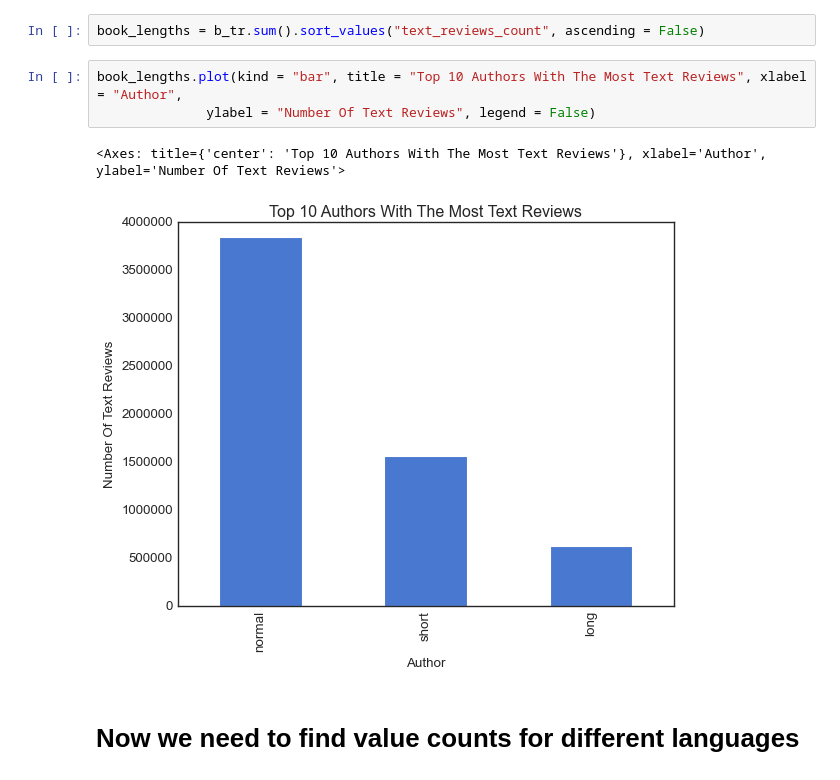
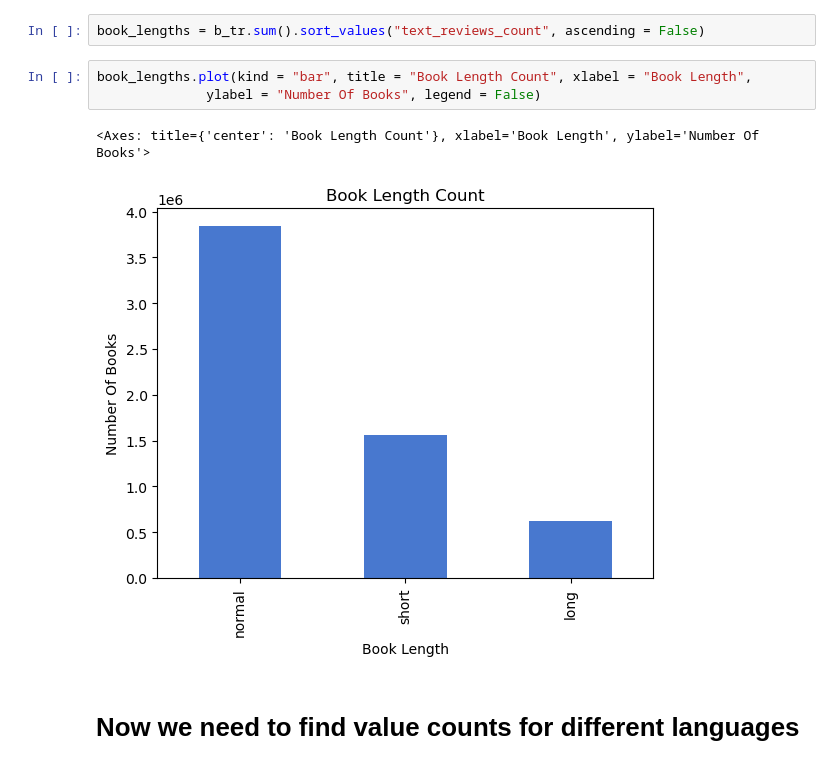
Before and after one commit to nharakh00/Book_Popularity, a Jupyter notebook: Book_Popularity.ipynb, the cells around one changed output. Drawn from its saved outputs; the diff is of its cells as text.

```diff
--- a/Book_Popularity.ipynb
+++ b/Book_Popularity.ipynb
@@ -356,10 +358,10 @@ b_tr
 # %%
 book_lengths = b_tr.sum().sort_values("text_reviews_count", ascending = False)
 # %%
-book_lengths.plot(kind = "bar", title = "Top 10 Authors With The Most Text Reviews", xlabel = "Author",
-              ylabel = "Number Of Text Reviews", legend = False)
+book_lengths.plot(kind = "bar", title = "Book Length Count", xlabel = "Book Length",
+              ylabel = "Number Of Books", legend = False)
 # %% [output]
-<Axes: title={'center': 'Top 10 Authors With The Most Text Reviews'}, xlabel='Author', ylabel='Number Of Text Reviews'>
+<Axes: title={'center': 'Book Length Count'}, xlabel='Book Length', ylabel='Number Of Books'>
-[figure, old version]
+[figure, new version]
 # %% [markdown]
 # Now we need to find value counts for different languages
```
Also changed, not shown: parts of 16 cells of this notebook.
